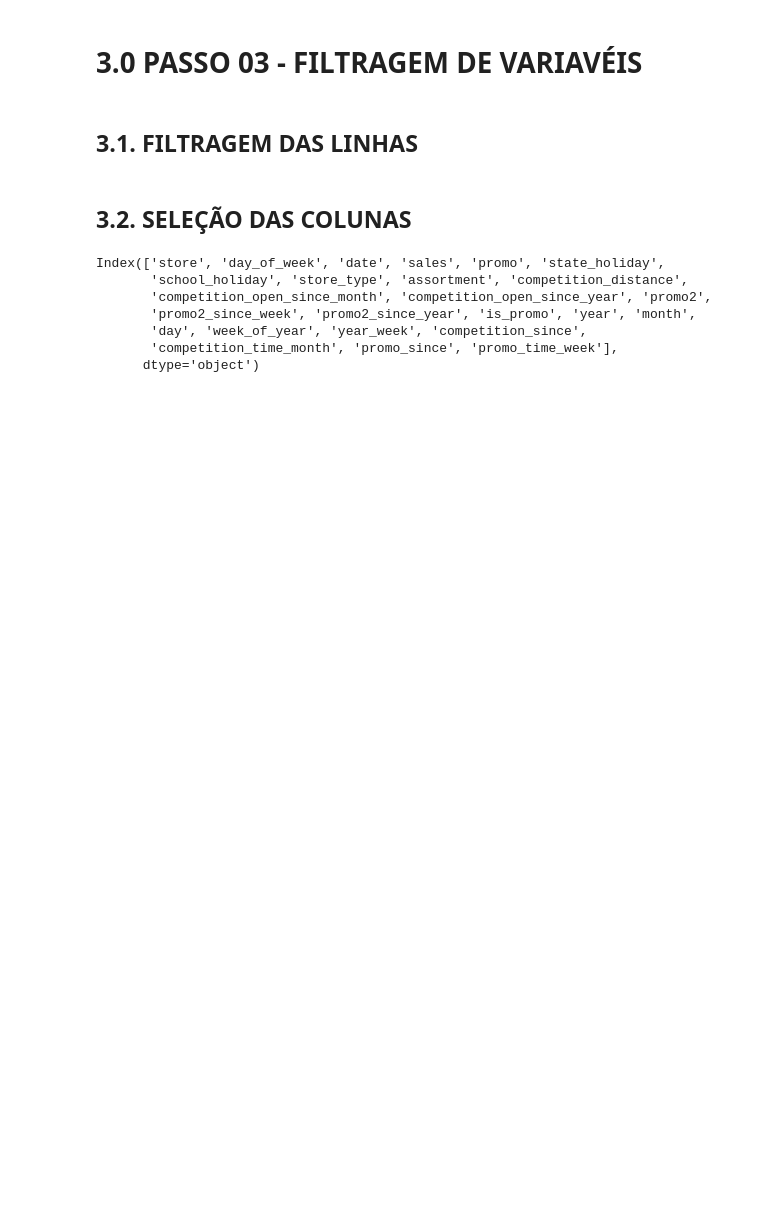
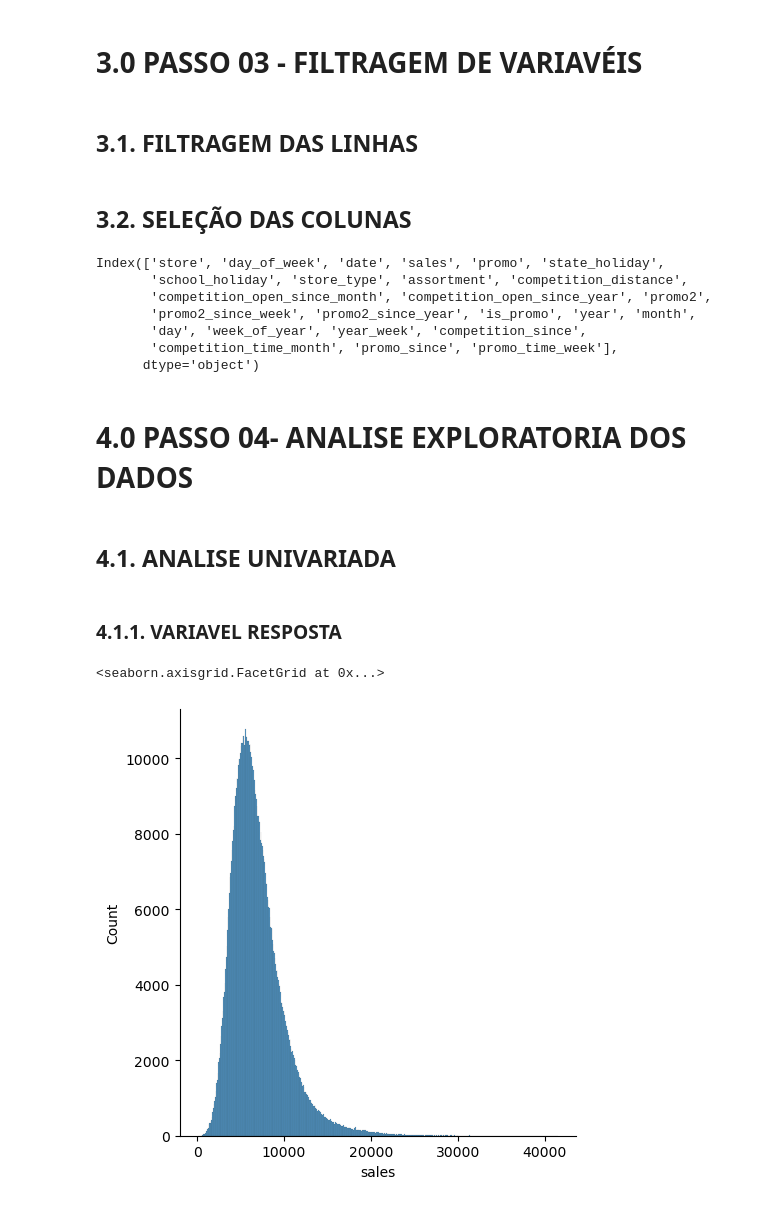
Before and after one commit to lucasleal7/ds_em_producao, a Jupyter notebook: m04_v01_store_sales_prediction.ipynb, the cells around one changed output. Cells and saved outputs as stored; diff of their text form; code cells hidden in the pictures; blank space fills up the shorter version.

```diff
--- a/m04_v01_store_sales_prediction.ipynb
+++ b/m04_v01_store_sales_prediction.ipynb
@@ -329,3 +329,16 @@ Index(['store', 'day_of_week', 'date', 'sales', 'promo', 'state_holiday',
        'day', 'week_of_year', 'year_week', 'competition_since',
        'competition_time_month', 'promo_since', 'promo_time_week'],
       dtype='object')
+# %% [markdown]
+# 4.0 PASSO 04- ANALISE EXPLORATORIA DOS DADOS
+# %%
+df4=df3.copy()
+# %% [markdown]
+## 4.1. ANALISE UNIVARIADA
+# %% [markdown]
+### 4.1.1. VARIAVEL RESPOSTA
+# %%
+sns.displot(df4['sales'], kde=False)
+# %% [output]
+<seaborn.axisgrid.FacetGrid at 0x...>
+[figure, added]
```
Also changed, not shown: parts of 7 cells of this notebook.
